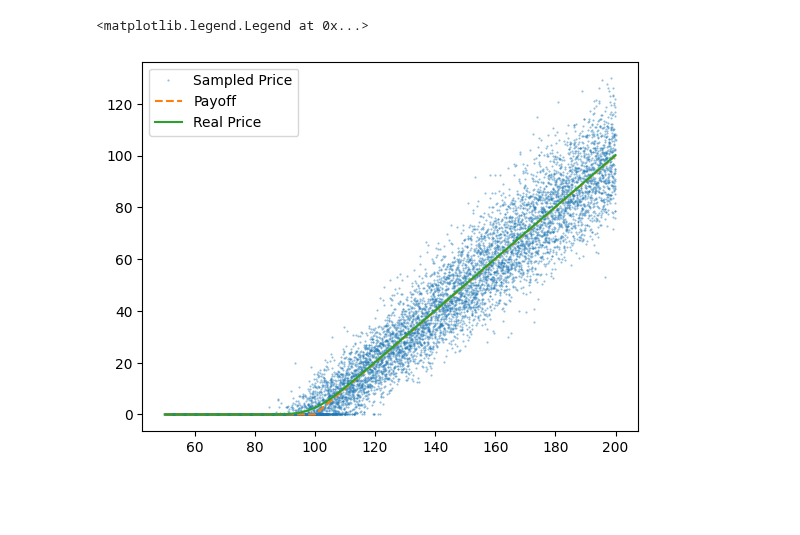
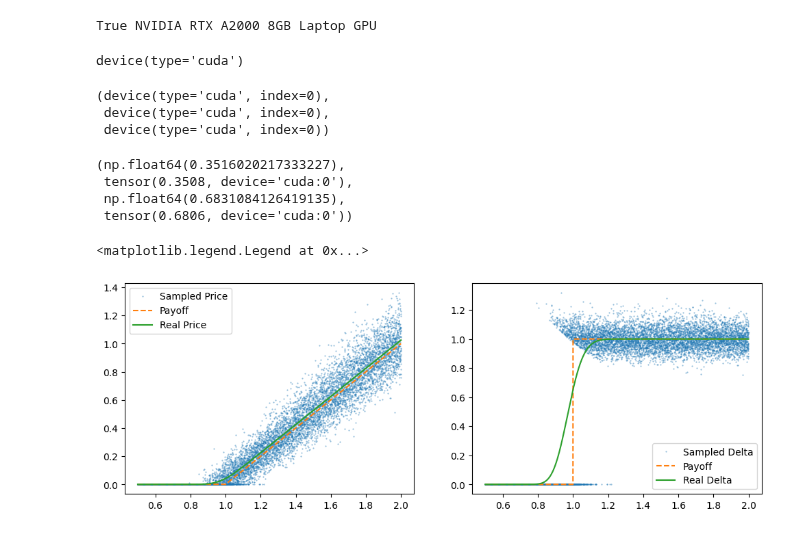
Before and after one commit to tchnvkng/python_notebooks, a Jupyter notebook: diff_ml/main.ipynb, the cells around one changed output. Cells and saved outputs as stored; diff of their text form; code cells hidden in the pictures; blank space fills up the shorter version.

```diff
--- a/diff_ml/main.ipynb
+++ b/diff_ml/main.ipynb
@@ -36,6 +9,0 @@ def get_samples(initial_price,expiry = 1.0,strike = 100.0 ,volatility = 0.2,r =
-# %%
-expiry = 0.1
-volatility = 0.2
-
-initial_price = np.linspace(50, 200, 10000)  # Initial stock price
-real_price, real_delta = black_scholes_call(initial_price, 100.0,expiry, 0.02,volatility)
@@ -56,0 +10,9 @@ X = torch.tensor(X, dtype=torch.float32).view(-1, 1)
+# %%
+print(torch.cuda.is_available(),torch.cuda.get_device_name(0))
+cpu_device = torch.device("cpu")
+cuda_device = torch.device("cuda")
+device =cuda_device if torch.cuda.is_available() else cpu_device
+device
+# %% [output]
+True NVIDIA RTX A2000 8GB Laptop GPU
+device(type='cuda')
@@ -56,0 +46,18 @@ X = torch.tensor(X, dtype=torch.float32).view(-1, 1)
+# %%
+bs = BlackScholes(strike=1.0,vol=0.1,expiry=0.5)
+# %%
+initial_price = np.linspace(0.5, 2, 10000)*bs.strike  # Initial stock price
+real_price, real_delta = bs.price(initial_price)
+x,y,grad_y = bs.get_samples(initial_price, random_seed=42,as_tensor=True)
+x.device,y.device,grad_y.device
+# %% [output]
+(device(type='cuda', index=0),
+ device(type='cuda', index=0),
+ device(type='cuda', index=0))
+# %%
+real_price.mean(),y.mean(),real_delta.mean(),grad_y.mean()
+# %% [output]
+(np.float64(0.3516020217333227),
+ tensor(0.3508, device='cuda:0'),
+ np.float64(0.6831084126419135),
+ tensor(0.6806, device='cuda:0'))
@@ -57,9 +67,15 @@ X = torch.tensor(X, dtype=torch.float32).view(-1, 1)
 # %%
-plt.plot(initial_price, y, '.', markersize=1, label='Sampled Price',alpha=0.5)
-plt.plot(initial_price,np.maximum(initial_price - 100, 0), '--', markersize=1, label='Payoff')
+plt.figure(figsize=(12, 4))
+plt.subplot(1,2,1)
+plt.plot(initial_price, y.cpu(), '.', markersize=1, label='Sampled Price',alpha=0.5)
+plt.plot(initial_price,np.maximum(initial_price - bs.strike, 0), '--', markersize=1, label='Payoff')
 plt.plot(initial_price, real_price, '-', markersize=1, label='Real Price')
-
 plt.legend()
+plt.subplot(1,2,2)
+plt.plot(initial_price, grad_y.cpu().numpy(), '.', markersize=1, label='Sampled Delta',alpha=0.5)
+plt.plot(initial_price,(initial_price - bs.strike >= 0), '--', markersize=1, label='Payoff')
+plt.plot(initial_price, real_delta, '-', markersize=1, label='Real Delta')
+plt.legend()
 # %% [output]
 <matplotlib.legend.Legend at 0x...>
-[figure, old version]
+[figure, new version]
```
Also changed, not shown: parts of 20 cells of this notebook, 2 other files.
